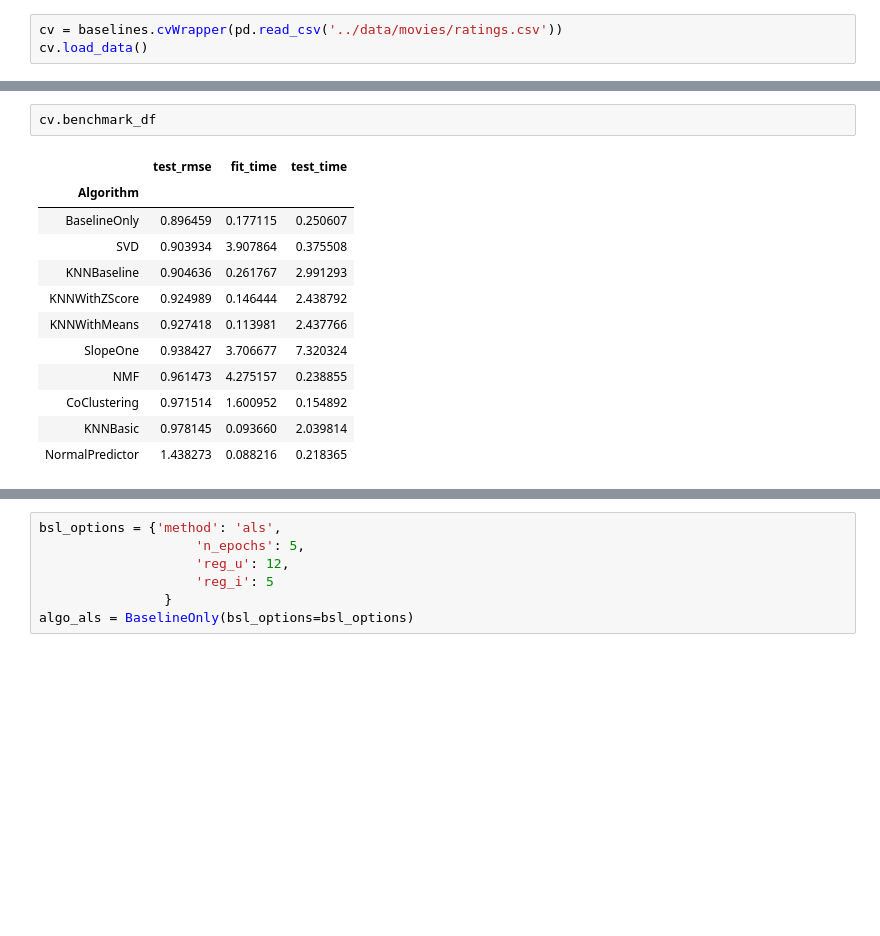
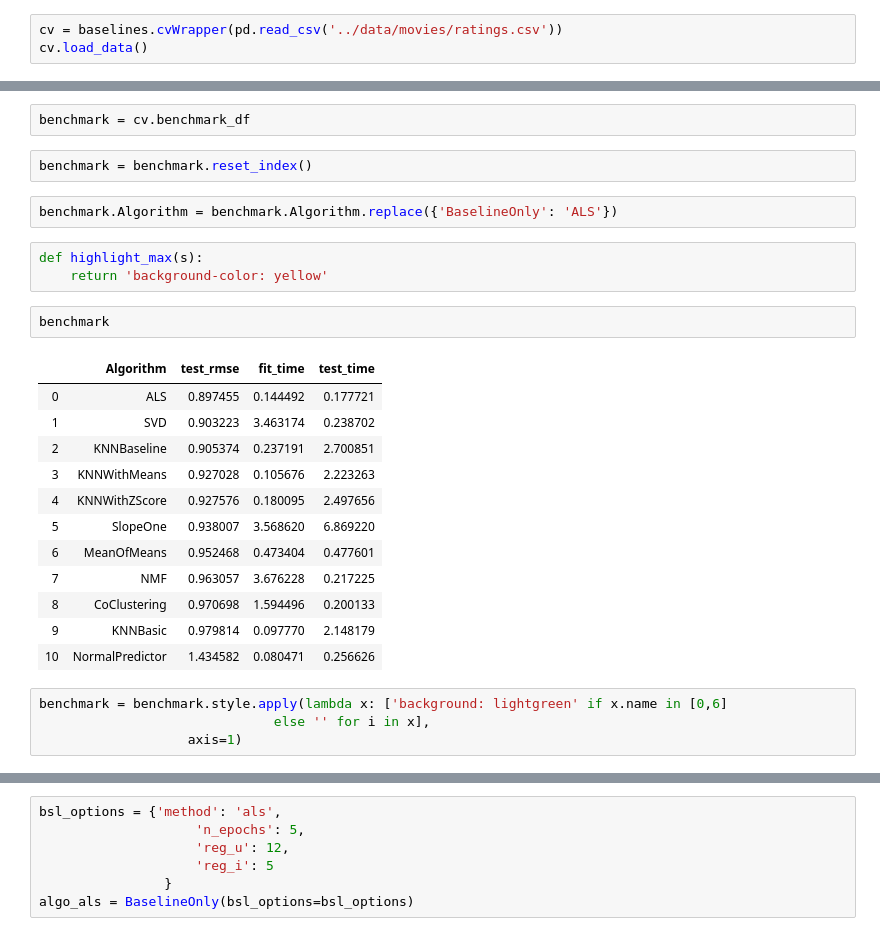
Before and after one commit to reiffd7/movie_recommender, a Jupyter notebook: dan/model_metrics.ipynb, the cells around one changed output, grey strips where cells are left out. Saved outputs shown, nothing was run; the diff lists cells and outputs as text; blank space fills up the shorter version.

Commit message:
new benchmark

```diff
--- a/dan/model_metrics.ipynb
+++ b/dan/model_metrics.ipynb
@@ -37,16 +40,29 @@ appended to benchmark
 appended to benchmark
-# %%
-cv.benchmark_df
-# %% [output]
-|  | test_rmse | fit_time | test_time |
-| Algorithm |  |  |  |
-| BaselineOnly | 0.896459 | 0.177115 | 0.250607 |
-| SVD | 0.903934 | 3.907864 | 0.375508 |
-| KNNBaseline | 0.904636 | 0.261767 | 2.991293 |
-| KNNWithZScore | 0.924989 | 0.146444 | 2.438792 |
-| KNNWithMeans | 0.927418 | 0.113981 | 2.437766 |
-| SlopeOne | 0.938427 | 3.706677 | 7.320324 |
-| NMF | 0.961473 | 4.275157 | 0.238855 |
-| CoClustering | 0.971514 | 1.600952 | 0.154892 |
-| KNNBasic | 0.978145 | 0.093660 | 2.039814 |
-| NormalPredictor | 1.438273 | 0.088216 | 0.218365 |
+# %%
+benchmark = cv.benchmark_df
+# %%
+benchmark = benchmark.reset_index()
+# %%
+benchmark.Algorithm = benchmark.Algorithm.replace({'BaselineOnly': 'ALS'})
+# %%
+def highlight_max(s):
+    return 'background-color: yellow'
+# %%
+benchmark
+# %% [output]
+|  | Algorithm | test_rmse | fit_time | test_time |
+| 0 | ALS | 0.897455 | 0.144492 | 0.177721 |
+| 1 | SVD | 0.903223 | 3.463174 | 0.238702 |
+| 2 | KNNBaseline | 0.905374 | 0.237191 | 2.700851 |
+| 3 | KNNWithMeans | 0.927028 | 0.105676 | 2.223263 |
+| 4 | KNNWithZScore | 0.927576 | 0.180095 | 2.497656 |
+| 5 | SlopeOne | 0.938007 | 3.568620 | 6.869220 |
+| 6 | MeanOfMeans | 0.952468 | 0.473404 | 0.477601 |
+| 7 | NMF | 0.963057 | 3.676228 | 0.217225 |
+| 8 | CoClustering | 0.970698 | 1.594496 | 0.200133 |
+| 9 | KNNBasic | 0.979814 | 0.097770 | 2.148179 |
+| 10 | NormalPredictor | 1.434582 | 0.080471 | 0.256626 |
+# %%
+benchmark = benchmark.style.apply(lambda x: ['background: lightgreen' if x.name in [0,6]
+                              else '' for i in x],
+                   axis=1)
```
Also changed, not shown: parts of 13 cells of this notebook, 2 other files.
